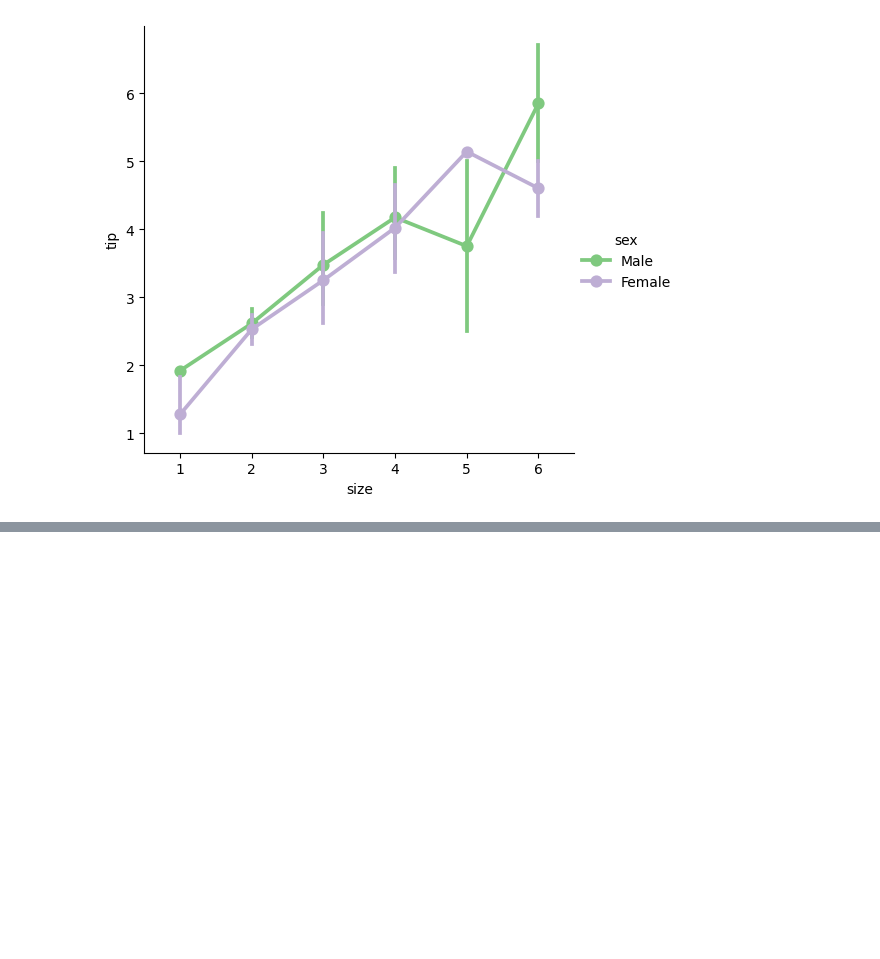
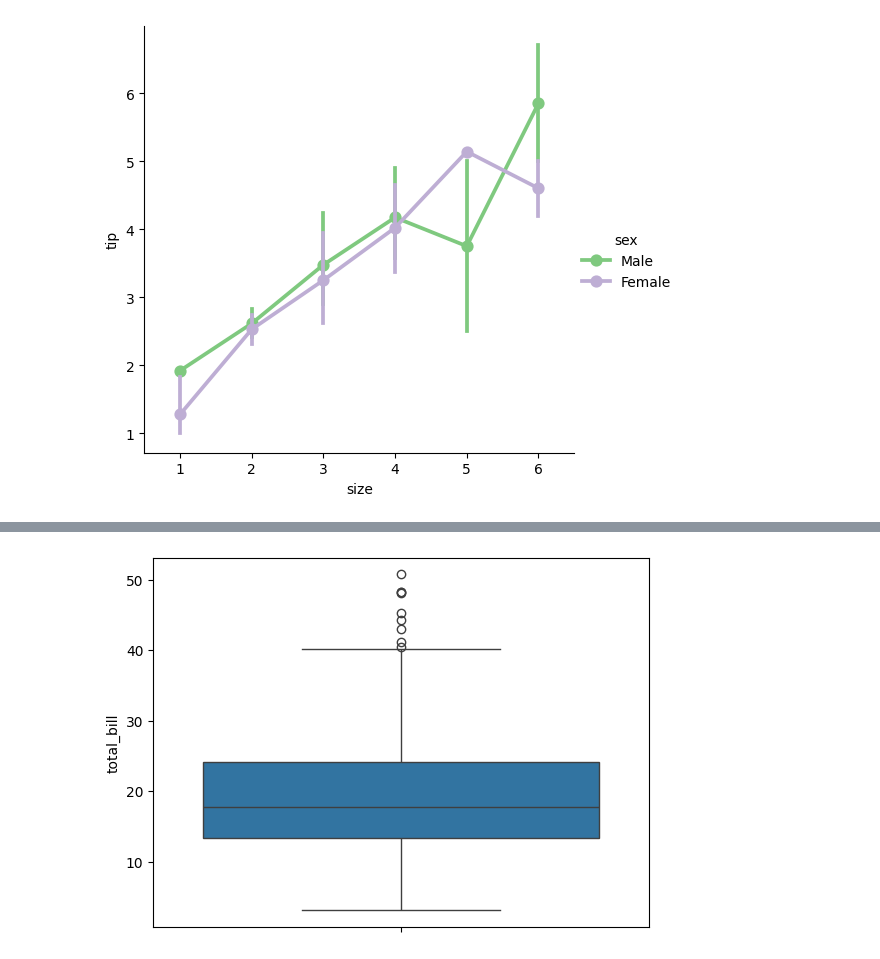
Before and after one commit to Tanay-Dwivedi/DADS-practice, a Jupyter notebook: Python/Seaborn/seaborn_practice5.ipynb, the cells around one changed output, grey strips where cells are left out. Saved outputs shown, nothing was run; the diff lists cells and outputs as text; code cells hidden in the pictures; blank space fills up the shorter version.

```diff
--- a/Python/Seaborn/seaborn_practice5.ipynb
+++ b/Python/Seaborn/seaborn_practice5.ipynb
@@ -66,0 +73,2 @@ plt.show()
+# %%
+df = sb.load_dataset("tips")
@@ -66,0 +84,5 @@ plt.show()
+# %%
+sb.boxplot(y = df["total_bill"])
+plt.show()
+# %% [output]
+[figure, added]
```
Also changed, not shown: parts of 9 cells of this notebook.
